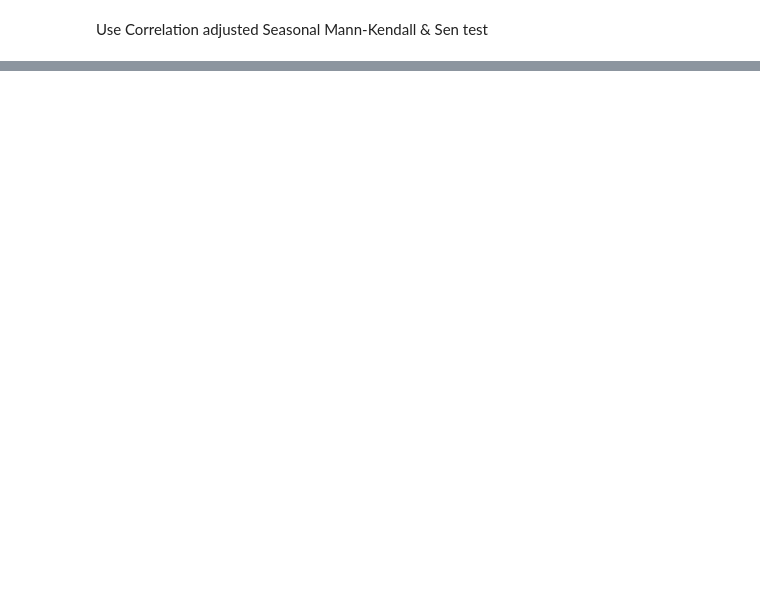
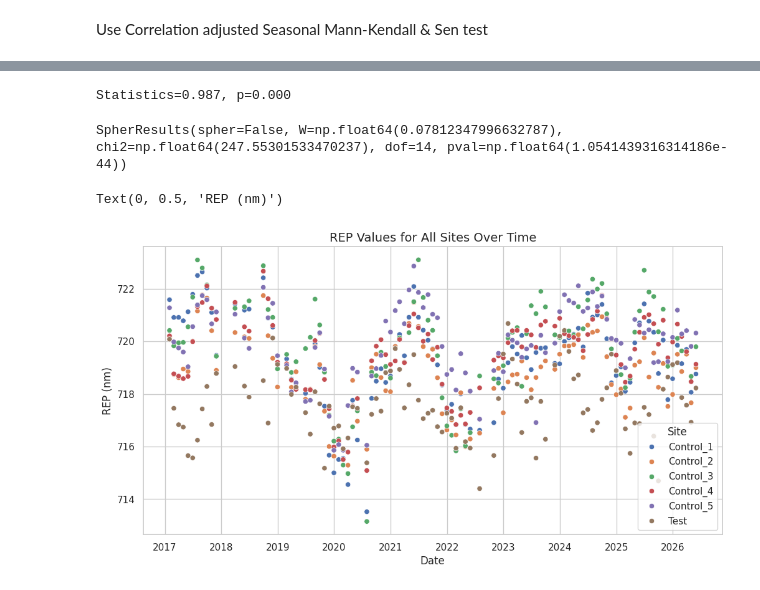
Before and after one commit to huwperkins08-lang/TSF_seepage_detection_ElSoldado, a Jupyter notebook: REP_template.ipynb, the cells around one changed output, grey strips where cells are left out. Drawn from its saved outputs; the diff is of its cells as text; code cells hidden in the pictures; blank space fills up the shorter version.

Commit message:
Statistical analysis comparing test site to control sites over time using rainfall to model changes in REP with Autoregressive error model

```diff
--- a/REP_template.ipynb
+++ b/REP_template.ipynb
@@ -629,0 +851,26 @@ print("="*45)
+# %%
+#run shapiro wilk test on dataframe
+from scipy.stats import shapiro
+df_ANOVA_rep=df_ANOVA['REP']
+stat, p = shapiro(df_ANOVA_rep)
+print('Statistics=%.3f, p=%.3f' % (stat, p))
+# %% [output]
+Statistics=0.987, p=0.000
+# %%
+# Execute Mauchly's test of sphericity
+spher_results = pg.sphericity(
+    data=df_ANOVA, dv="REP", within="Site", subject="date", method="mauchly"
+    )
+print(spher_results)
+# %% [output]
+SpherResults(spher=False, W=np.float64(0.07812347996632787), chi2=np.float64(247.55301533470237), dof=14, pval=np.float64(1.0541439316314186e-44))
+# %%
+#plot scattergraph of REP values for all sites
+plt.figure(figsize=(12, 6))
+sns.scatterplot(data=df_ANOVA, x='date', y='REP', hue='Site')
+plt.title('REP Values for All Sites Over Time', fontsize=14)
+plt.xlabel('Date', fontsize=12)
+plt.ylabel('REP (nm)', fontsize=12)
+# %% [output]
+Text(0, 0.5, 'REP (nm)')
+[figure, added]
```
Also changed, not shown: parts of 29 cells of this notebook.
